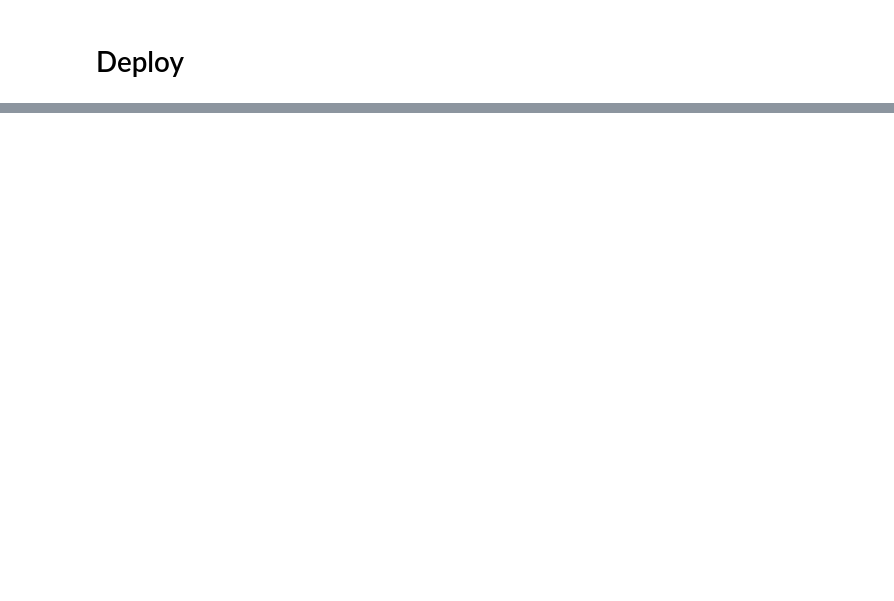
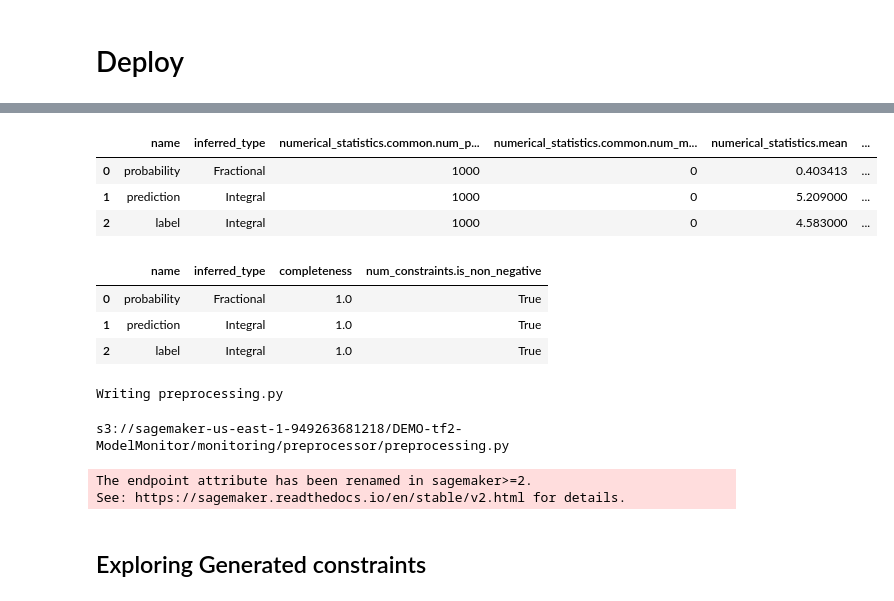
Before and after one commit to Shradaya/sagemaker-cifar, a Jupyter notebook: tf-cv.ipynb, the cells around one changed output, grey strips where cells are left out. Cells and saved outputs as stored; diff of their text form; code cells hidden in the pictures; blank space fills up the shorter version.

```diff
--- a/tf-cv.ipynb
+++ b/tf-cv.ipynb
@@ -326,0 +483,8 @@ Predicted Label: [airplane]
+# %%
+my_default_monitor = DefaultModelMonitor(
+    role=role,
+    instance_count=1,
+    instance_type='ml.m5.xlarge',
+    volume_size_in_gb=20,
+    max_runtime_in_seconds=3600,
+)
@@ -326,0 +521,62 @@ Predicted Label: [airplane]
+# %%
+import pandas as pd
+
+baseline_job = my_default_monitor.latest_baselining_job
+schema_df = pd.io.json.json_normalize(baseline_job.baseline_statistics().body_dict["features"])
+schema_df.head(10)
+# %% [output]
+|  | name | inferred_type | numerical_statistics.common.num_p... | numerical_statistics.common.num_m... | numerical_statistics.mean | ... |
+| 0 | probability | Fractional | 1000 | 0 | 0.403413 | ... |
+| 1 | prediction | Integral | 1000 | 0 | 5.209000 | ... |
+| 2 | label | Integral | 1000 | 0 | 4.583000 | ... |
+# %%
+constraints_df = pd.io.json.json_normalize(
+    baseline_job.suggested_constraints().body_dict["features"]
+)
+constraints_df.head(10)
+# %% [output]
+|  | name | inferred_type | completeness | num_constraints.is_non_negative |
+| 0 | probability | Fractional | 1.0 | True |
+| 1 | prediction | Integral | 1.0 | True |
+| 2 | label | Integral | 1.0 | True |
+# %%
+%%writefile preprocessing.py
+
+import json
+def preprocess_handler(inference_record):
+    input_data = json.loads(inference_record.endpoint_input.data)
+    input_data = {f"feature{str(i).zfill(10)}": val for i, val in enumerate(input_data)}
+
+    output_data = json.loads(inference_record.endpoint_output.data)["predictions"][0][0]
+    output_data = {"prediction0": output_data}
+
+    return {**input_data}
+# %% [output]
+Writing preprocessing.py
+# %%
+preprocessor_s3_dest_path = f"s3://{BUCKET}/DEMO-tf2-ModelMonitor/monitoring/preprocessor"
+preprocessor_s3_dest = sagemaker.s3.S3Uploader.upload("preprocessing.py", preprocessor_s3_dest_path)
+print(preprocessor_s3_dest)
+# %% [output]
+s3://sagemaker-us-east-1-949263681218/DEMO-tf2-ModelMonitor/monitoring/preprocessor/preprocessing.py
+# %%
+from sagemaker.model_monitor import CronExpressionGenerator
+from time import gmtime, strftime
+
+s3_report_path = 's3://sagemaker-us-east-1-949263681218/DEMO-tf2-ModelMonitor/monitoring/preprocessor/processed_output'
+mon_schedule_name = "DEMO-tf2-model-monitor-schedule-" + strftime("%Y-%m-%d-%H-%M-%S", gmtime())
+my_default_monitor.create_monitoring_schedule(
+    monitor_schedule_name=mon_schedule_name,
+    endpoint_input=predictor.endpoint,
+    record_preprocessor_script=preprocessor_s3_dest,
+    output_s3_uri=s3_report_path,
+    statistics=my_default_monitor.baseline_statistics(),
+    constraints=my_default_monitor.suggested_constraints(),
+    schedule_cron_expression=CronExpressionGenerator.hourly(),
+    enable_cloudwatch_metrics=True,
+)
+# %% [output]
+The endpoint attribute has been renamed in sagemaker>=2.
+See: https://sagemaker.readthedocs.io/en/stable/v2.html for details.
+# %% [markdown]
+## Exploring Generated constraints
```
Also changed, not shown: parts of 53 cells of this notebook, 4 other files.
